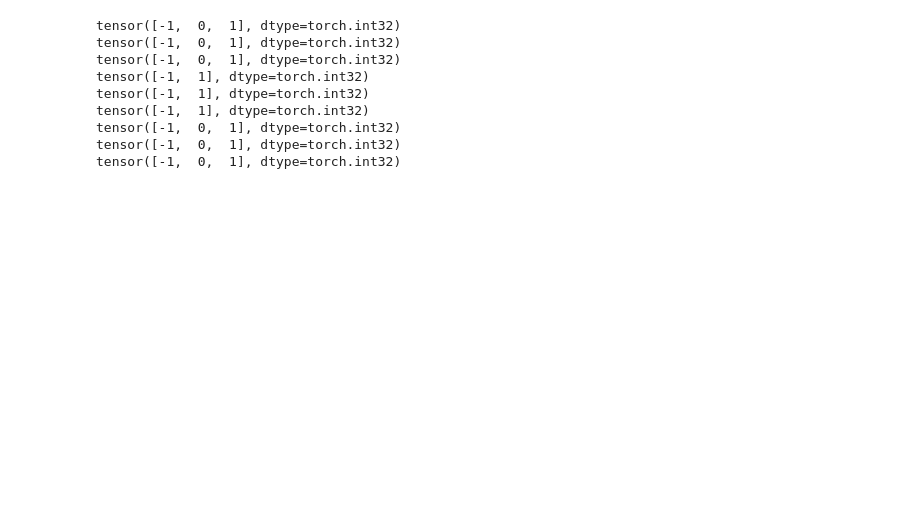
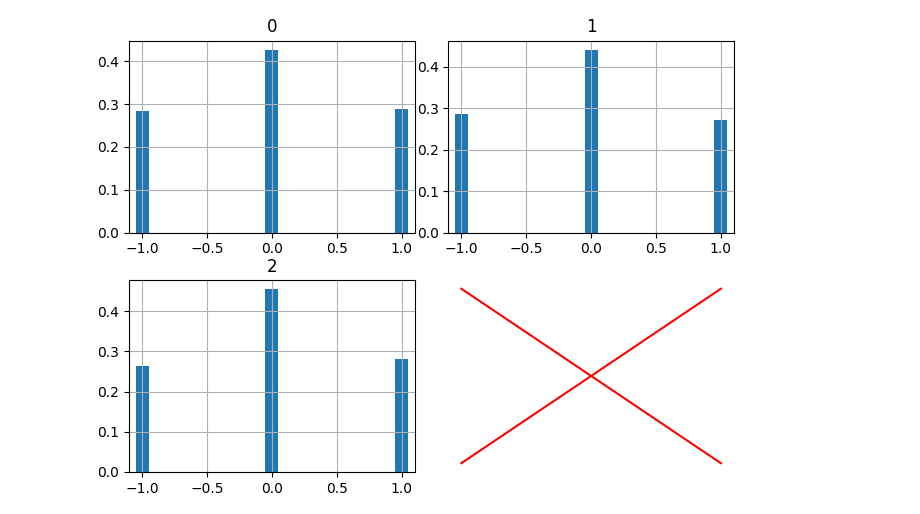
Before and after one commit to ryanjakecherian/bnn, a Jupyter notebook: notebooks/dataloader.ipynb, the cells around one changed output. Saved outputs shown, nothing was run; the diff lists cells and outputs as text; code cells hidden in the pictures; blank space fills up the shorter version.

Commit message:
add metrics and log imgaes during training script

```diff
--- a/notebooks/dataloader.ipynb
+++ b/notebooks/dataloader.ipynb
@@ -120,13 +138,8 @@ epoch: 45       loss: 2550
-# %%
-for p in TBNN.parameters():
-    print(torch.unique(p))
-# %% [output]
-tensor([-1,  0,  1], dtype=torch.int32)
-tensor([-1,  0,  1], dtype=torch.int32)
-tensor([-1,  0,  1], dtype=torch.int32)
-tensor([-1,  1], dtype=torch.int32)
-tensor([-1,  1], dtype=torch.int32)
-tensor([-1,  1], dtype=torch.int32)
-tensor([-1,  0,  1], dtype=torch.int32)
-tensor([-1,  0,  1], dtype=torch.int32)
-tensor([-1,  0,  1], dtype=torch.int32)
+# %%
+import bnn.metrics
+
+ds: list[bnn.random.DISCRETE_DIST | None] = []
+for n, p in TBNN.named_parameters():
+    if "W" in n:
+        d = bnn.metrics.distribution(p)
+        ds.append(d)
@@ -133,3 +148,42 @@ tensor([-1,  0,  1], dtype=torch.int32)
+# %%
+FIG_NAME = "dist"
+plt.close(FIG_NAME)
+
+num_plots = len(ds)
+ceil_sqrt_num_plots = np.ceil(np.sqrt(num_plots)).astype(int)
+
+fig, axs = plt.subplots(ceil_sqrt_num_plots, ceil_sqrt_num_plots, num=FIG_NAME)
+axs = np.array(axs).flatten()
+
+min_x, max_x = -1, 1
+width=0.1
+for i, (ax, d) in enumerate(zip(axs, ds + [None]*len(axs))):
+    if d is None:
+        ax.plot(np.linspace(min_x, max_x), np.linspace(0, 1), '-', color="red")
+        ax.plot(np.linspace(max_x, min_x), np.linspace(0, 1), '-', color="red")
+        ax.axis("off")
+
+    else:
+        ax.set_title(i)
+        vals = [pair.value for pair in d]
+        probs = [pair.probability for pair in d]
+
+        if len(vals) > 3:
+            ax.plot(vals, probs, 'o-')
+        else:
+            ax.bar(vals, probs, width=width)
+
+        min_x = min(min_x, min(vals))
+        max_x = max(max_x, max(vals))
+
+for ax in axs:
+    ax.set_xlim(min_x-width, max_x+width)
+    ax.grid()
+
+fig.tight_layout(pad=0.1)
+plt.show()
+# %% [output]
+[figure, added]
 # %%
 NAME = 'loss_curve_partial'
 plt.close(NAME)
```
Also changed, not shown: parts of 5 cells of this notebook, 3 other files.
